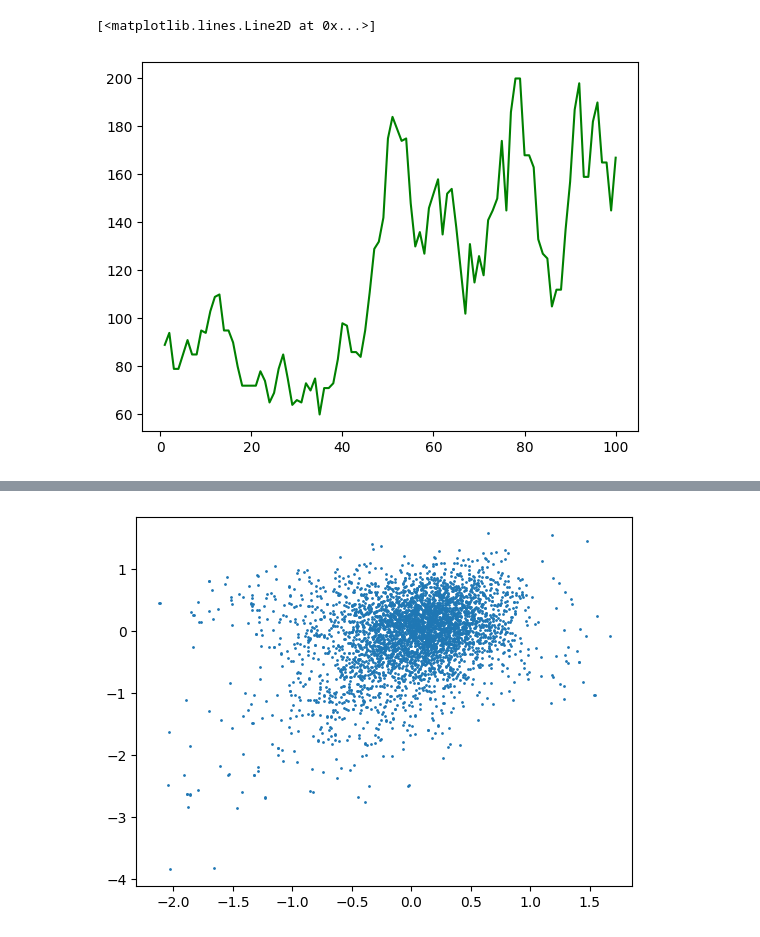
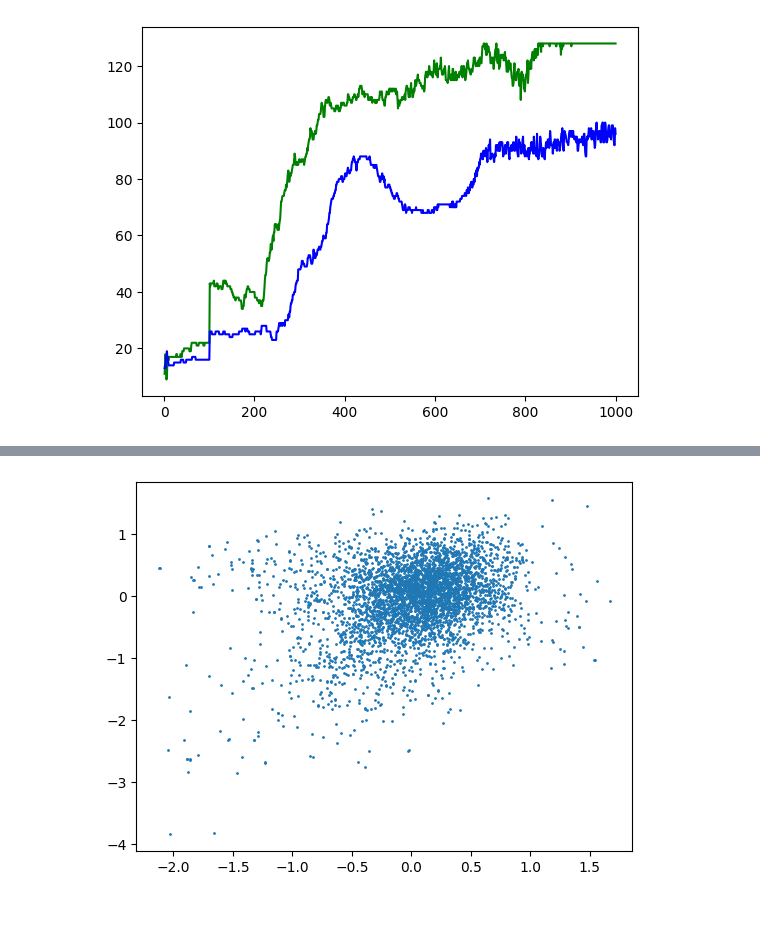
Before and after one commit to tanluuuuuuu/Dynamic-Oriented-Object-Detection, a Jupyter notebook: visualize.ipynb, the cells around one changed output, grey strips where cells are left out. Cells and saved outputs as stored; diff of their text form; code cells hidden in the pictures.

```diff
--- a/visualize.ipynb
+++ b/visualize.ipynb
@@ -1,20 +38,23 @@
 # %%
 import matplotlib.pyplot as plt
 import numpy as np
 
-f = open("/home/tanluuuuuuu/Desktop/luunvt/oriented_object_detection/mmrotate/work_dirs/oriented_rcnn_r50_fpn_1x_dota_le90_examine/check_num_pos.txt", 'r')
+f = open("/home/tanluuuuuuu/Desktop/luunvt/oriented_object_detection/mmrotate/work_dirs/dynamic_roi_trans_r50_fpn_1x_dota_le90_iou75_beta10_iter100_head1_v2/check_num_pos_1000e_top150_btop20.txt", 'r')
 lines = [int(x.strip()) for x in f.readlines()]
-img_pos_sample0 = [x for i, x in enumerate(lines) if i % 8 == 0]
-img_pos_sample1 = [x for i, x in enumerate(lines) if i % 8 == 1]
-sum_pos_sample = [sum(lines[i:i+8]) for i in range(len(lines) // 8)]
+img_pos_sample0 = [x for i, x in enumerate(lines) if i % 2 == 0]
 # mean_pos_sample = [np.mean(sum_pos_sample[i:i+5]) for i in range(len(sum_pos_sample) // 5)]
 # print(sum_pos_sample)
 # print(len(sum_pos_sample))
-epochs = np.arange(1, len(sum_pos_sample) + 1)
+epochs = np.arange(1, len(img_pos_sample0) + 1)
+plt.plot(epochs, img_pos_sample0, 'g')
+
+f = open("/home/tanluuuuuuu/Desktop/luunvt/oriented_object_detection/mmrotate/work_dirs/dynamic_roi_trans_r50_fpn_1x_dota_le90_iou75_beta10_iter100_head1_v2/check_num_pos_1000e_top150.txt", 'r')
+lines = [int(x.strip()) for x in f.readlines()]
+img_pos_sample0 = [x for i, x in enumerate(lines) if i % 2 == 0]
 # plt.plot(epochs, img_pos_sample1)
 # print(min(img_pos_sample0))
 # print(max(img_pos_sample0))
-plt.plot(epochs, sum_pos_sample, 'g')
+plt.plot(epochs, img_pos_sample0, 'b')
+plt.show()
 # %% [output]
-[<matplotlib.lines.Line2D at 0x...>]
-[figure, old version]
+[figure, new version]
```
Also changed, not shown: parts of 3 cells of this notebook, 16 other files.
